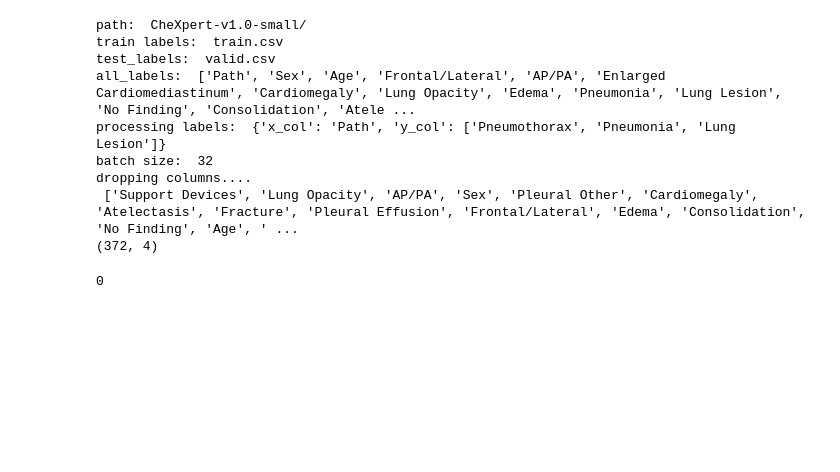
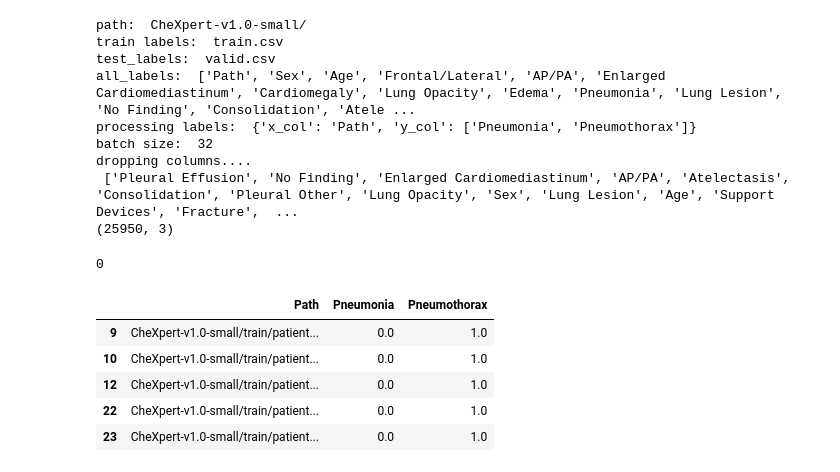
Before and after one commit to vassilispapadop/chexpert, a Jupyter notebook: Simple_base_model.ipynb, the cells around one changed output. Saved outputs shown, nothing was run; the diff lists cells and outputs as text; code cells hidden in the pictures; blank space fills up the shorter version.

```diff
--- a/Simple_base_model.ipynb
+++ b/Simple_base_model.ipynb
@@ -55,7 +55,7 @@ y_col = processing_labels['y_col']
 number_of_classes = len(y_col)
 
 # import train data info from valid.csv
-dtrain=pd.read_csv(df_path + train_labels, nrows=2000)
+dtrain=pd.read_csv(df_path + train_labels, nrows=150000)
 dtrain = dtrain.fillna(0)
 
 # import valid data info from valid.csv
@@ -63,7 +63,7 @@ dtest = pd.read_csv(df_path + test_labels)
 dtest = dtest.fillna(0)
 
 #add dnew to dtrain to re-split since valid data in data set is very small
-dtrain = dtrain.append(dtest)
+# dtrain = dtrain.append(dtest)
 
 #pre-process data: remove Lateral images
 dtrain = dtrain[~dtrain[dtrain.columns[3]].str.contains("Lateral")]
@@ -78,27 +78,35 @@ dtrain = dtrain.drop(to_drop, axis=1)
 #uncertain examples make them positive
 dtrain = dtrain.replace(-1,1)
 
-dtrain.drop(dtrain.loc[(dtrain['Pneumonia'] == 0) & (dtrain['Pneumothorax'] == 0) & (dtrain['Lung Lesion'] == 0)].index, inplace=True)
+dtrain.drop(dtrain.loc[(dtrain['Pneumonia'] == 0) & (dtrain['Pneumothorax'] == 0)].index, inplace=True)
 print(dtrain.shape)
 # %% [output]
 path:  CheXpert-v1.0-small/
 train labels:  train.csv
 test_labels:  valid.csv
 all_labels:  ['Path', 'Sex', 'Age', 'Frontal/Lateral', 'AP/PA', 'Enlarged Cardiomediastinum', 'Cardiomegaly', 'Lung Opacity', 'Edema', 'Pneumonia', 'Lung Lesion', 'No Finding', 'Consolidation', 'Atele ...
-processing labels:  {'x_col': 'Path', 'y_col': ['Pneumothorax', 'Pneumonia', 'Lung Lesion']}
+processing labels:  {'x_col': 'Path', 'y_col': ['Pneumonia', 'Pneumothorax']}
 batch size:  32
 dropping columns....
- ['Support Devices', 'Lung Opacity', 'AP/PA', 'Sex', 'Pleural Other', 'Cardiomegaly', 'Atelectasis', 'Fracture', 'Pleural Effusion', 'Frontal/Lateral', 'Edema', 'Consolidation', 'No Finding', 'Age', ' ...
-(372, 4)
+ ['Pleural Effusion', 'No Finding', 'Enlarged Cardiomediastinum', 'AP/PA', 'Atelectasis', 'Consolidation', 'Pleural Other', 'Lung Opacity', 'Sex', 'Lung Lesion', 'Age', 'Support Devices', 'Fracture',  ...
+(25950, 3)
 # %%
 count = 0
 for index, row in dtrain.iterrows():
 #     print(row['Pneumonia'], row['Lung Lesion'])
-    if row['Pneumonia'] == 0.0 and row['Lung Lesion'] == 0.0 and row['Pneumothorax'] == 0.0:
+    if row['Pneumonia'] == 0.0 and row['Pneumothorax'] == 0.0:
         count += 1
 print(count)
+
+dtrain.head()
 # %% [output]
 0
+|  | Path | Pneumonia | Pneumothorax |
+| 9 | CheXpert-v1.0-small/train/patient... | 0.0 | 1.0 |
+| 10 | CheXpert-v1.0-small/train/patient... | 0.0 | 1.0 |
+| 12 | CheXpert-v1.0-small/train/patient... | 0.0 | 1.0 |
+| 22 | CheXpert-v1.0-small/train/patient... | 0.0 | 1.0 |
+| 23 | CheXpert-v1.0-small/train/patient... | 0.0 | 1.0 |
 # %%
 %matplotlib inline
 features_size=[]
```
Also changed, not shown: parts of 13 cells of this notebook, 14 other files.
